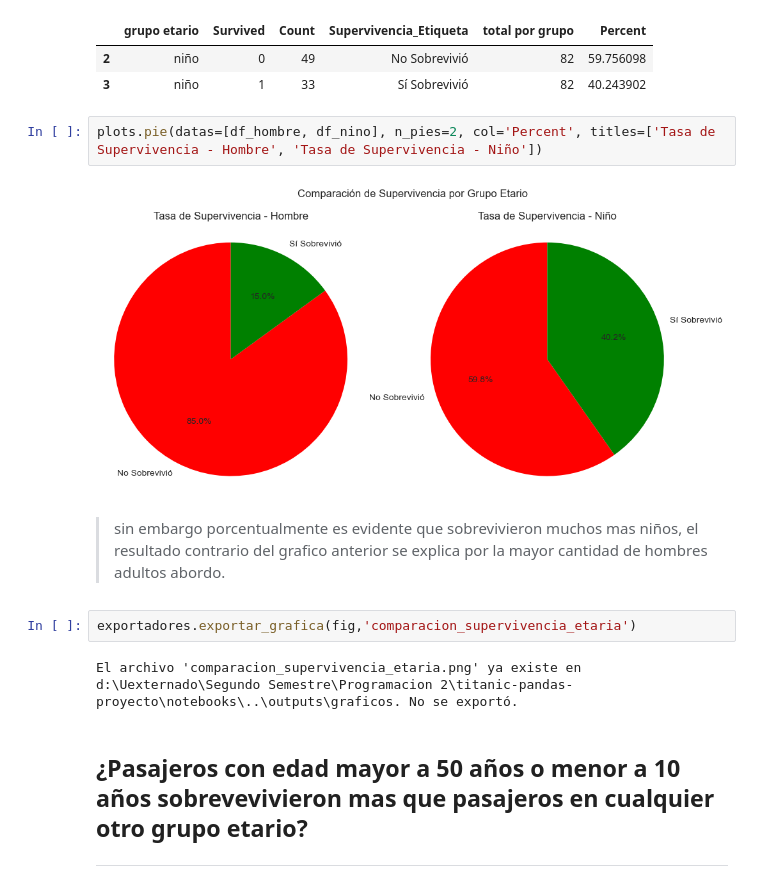
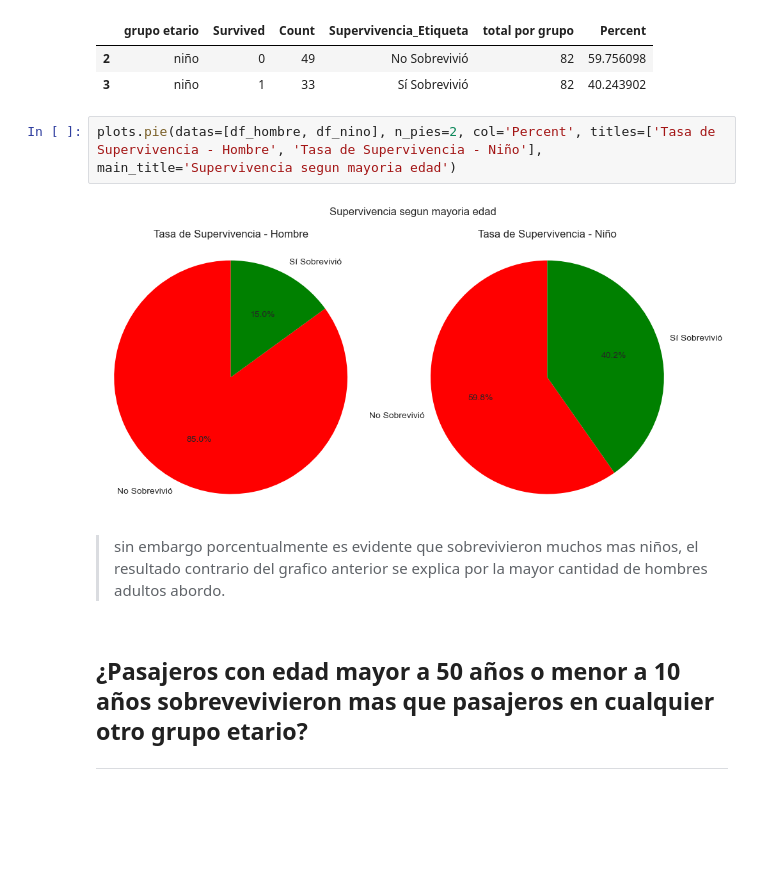
Before and after one commit to juanpablocarrillohortua/taller-pandas-titanic-grupo-1, a Jupyter notebook: notebooks/proyecto titanic.ipynb, the cells around one changed output. Drawn from its saved outputs; the diff is of its cells as text; blank space fills up the shorter version.

```diff
--- a/notebooks/proyecto titanic.ipynb
+++ b/notebooks/proyecto titanic.ipynb
@@ -985,15 +989,11 @@ display(df_nino)
 | 2 | niño | 0 | 49 | No Sobrevivió | 82 | 59.756098 |
 | 3 | niño | 1 | 33 | Sí Sobrevivió | 82 | 40.243902 |
 # %%
-plots.pie(datas=[df_hombre, df_nino], n_pies=2, col='Percent', titles=['Tasa de Supervivencia - Hombre', 'Tasa de Supervivencia - Niño'])
+plots.pie(datas=[df_hombre, df_nino], n_pies=2, col='Percent', titles=['Tasa de Supervivencia - Hombre', 'Tasa de Supervivencia - Niño'], main_title='Supervivencia segun mayoria edad')
 # %% [output]
-[figure, old version]
+[figure, new version]
 # %% [markdown]
 > sin embargo porcentualmente es evidente que sobrevivieron muchos mas niños, el resultado contrario del grafico anterior se explica por la mayor cantidad de hombres adultos abordo.
-# %%
-exportadores.exportar_grafica(fig,'comparacion_supervivencia_etaria')
-# %% [output]
-El archivo 'comparacion_supervivencia_etaria.png' ya existe en d:\Uexternado\Segundo Semestre\Programacion 2\titanic-pandas-proyecto\notebooks\..\outputs\graficos. No se exportó.
 # %% [markdown]
 ## ¿Pasajeros con edad mayor a 50 años o menor a 10 años sobrevevivieron mas que pasajeros en cualquier otro grupo etario?
 ---
```
Also changed, not shown: parts of 9 cells of this notebook, 13 other files.
